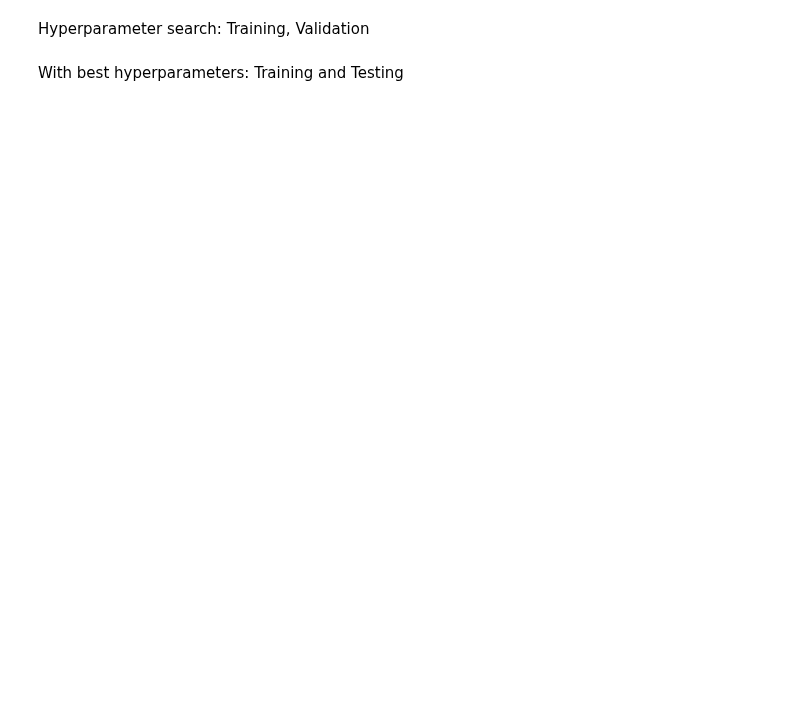
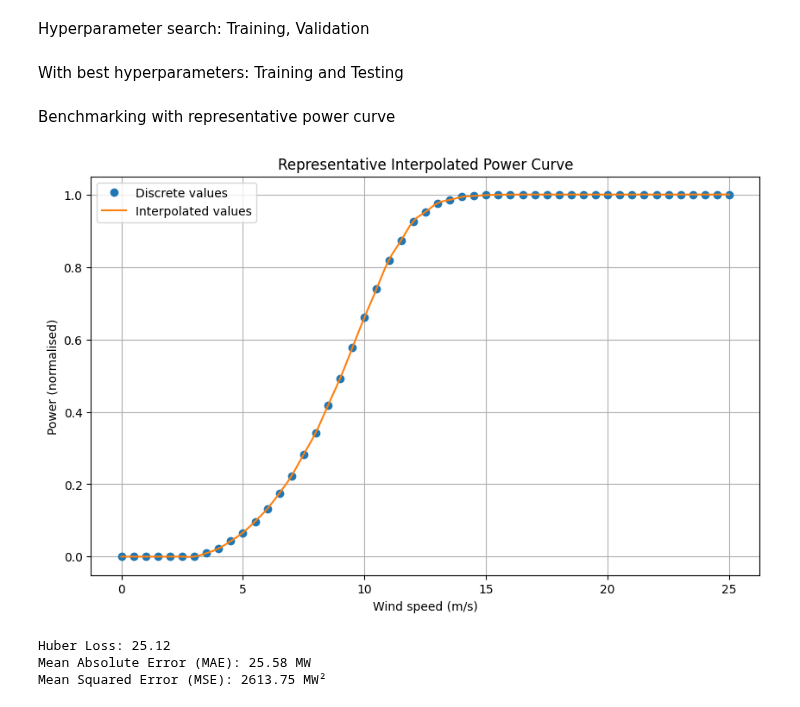
Before and after one commit to el-gif/Webapp, a Jupyter notebook: MLP.ipynb, the cells around one changed output. Cells and saved outputs as stored; diff of their text form; code cells hidden in the pictures; blank space fills up the shorter version.

Commit message:
Benchmark with power curve

```diff
--- a/MLP.ipynb
+++ b/MLP.ipynb
@@ -333,3 +345,36 @@ print(f"\nTest Loss: {test_loss:.4f}")
 
 # Modell speichern
 torch.save(model.state_dict(), "mlp_wind_power_model_best.pth")
+# %% [markdown]
+Benchmarking with representative power curve
+# %%
+import numpy as np
+from scipy.interpolate import interp1d
+import matplotlib.pyplot as plt
+
+# Definiere die Power Curve (Windgeschwindigkeit und Leistung)
+wind_speeds = np.arange(0, 25.5, 0.5)  # Windgeschwindigkeiten
+power_output = [0]*7 + [35, 80, 155, 238, 350, 474, 630, 802, 1018, 1234, 1504, 1773, 2076, 2379, 2664, 2948, 3141, 3334, 3425, 3515, 3546, 3577, 3586, 3594, 3598, 3599] + [3600]*18  # Leistung
+max_cap = 3600
+power_output_norm = [x / max_cap for x in power_output]
+wind_speed_max = 25
+
+# Erstelle die Interpolationsfunktion
+interpolation_function = interp1d(wind_speeds, power_output_norm, kind='cubic', fill_value="extrapolate")
+
+# Beispiel für Interpolation: Bestimme Werte für feinere Windgeschwindigkeiten
+fine_wind_speeds = np.linspace(0, 25, 100)  # Feinere Windgeschwindigkeiten
+interpolated_power_output = interpolation_function(fine_wind_speeds)
+
+# Plot der diskreten und interpolierten Power Curve
+plt.figure(figsize=(10, 6))
+plt.plot(wind_speeds, power_output_norm, 'o', label='Discrete values')
+plt.plot(fine_wind_speeds, interpolated_power_output, '-', label='Interpolated values')
+plt.xlabel('Wind speed (m/s)')
+plt.ylabel('Power (normalised)')
+plt.title('Representative Interpolated Power Curve')
+plt.legend()
+plt.grid(True)
+plt.show()
+# %% [output]
+[figure, added]
@@ -335,0 +392,24 @@ torch.save(model.state_dict(), "mlp_wind_power_model_best.pth")
+# %%
+import torch
+
+predicted_torch = torch.tensor(predicted_power_output, dtype=torch.float32)
+actual_torch = torch.tensor(actual_power_output, dtype=torch.float32)
+
+# Berechne den Huber Loss
+huber_loss_fn = torch.nn.HuberLoss()
+huber_loss_value = huber_loss_fn(predicted_torch, actual_torch).item()
+print(f"Huber Loss: {huber_loss_value:.2f}")
+
+# Berechne den MAE Loss
+mae_loss_fn = torch.nn.L1Loss()  # L1 Loss entspricht MAE
+mae_loss_value = mae_loss_fn(predicted_torch, actual_torch).item()
+print(f"Mean Absolute Error (MAE): {mae_loss_value:.2f} MW")
+
+# Berechne den MSE Loss
+mse_loss_fn = torch.nn.MSELoss()
+mse_loss_value = mse_loss_fn(predicted_torch, actual_torch).item()
+print(f"Mean Squared Error (MSE): {mse_loss_value:.2f} MW²")
+# %% [output]
+Huber Loss: 25.12
+Mean Absolute Error (MAE): 25.58 MW
+Mean Squared Error (MSE): 2613.75 MW²
```
Also changed, not shown: parts of 11 cells of this notebook, 4 other files.
